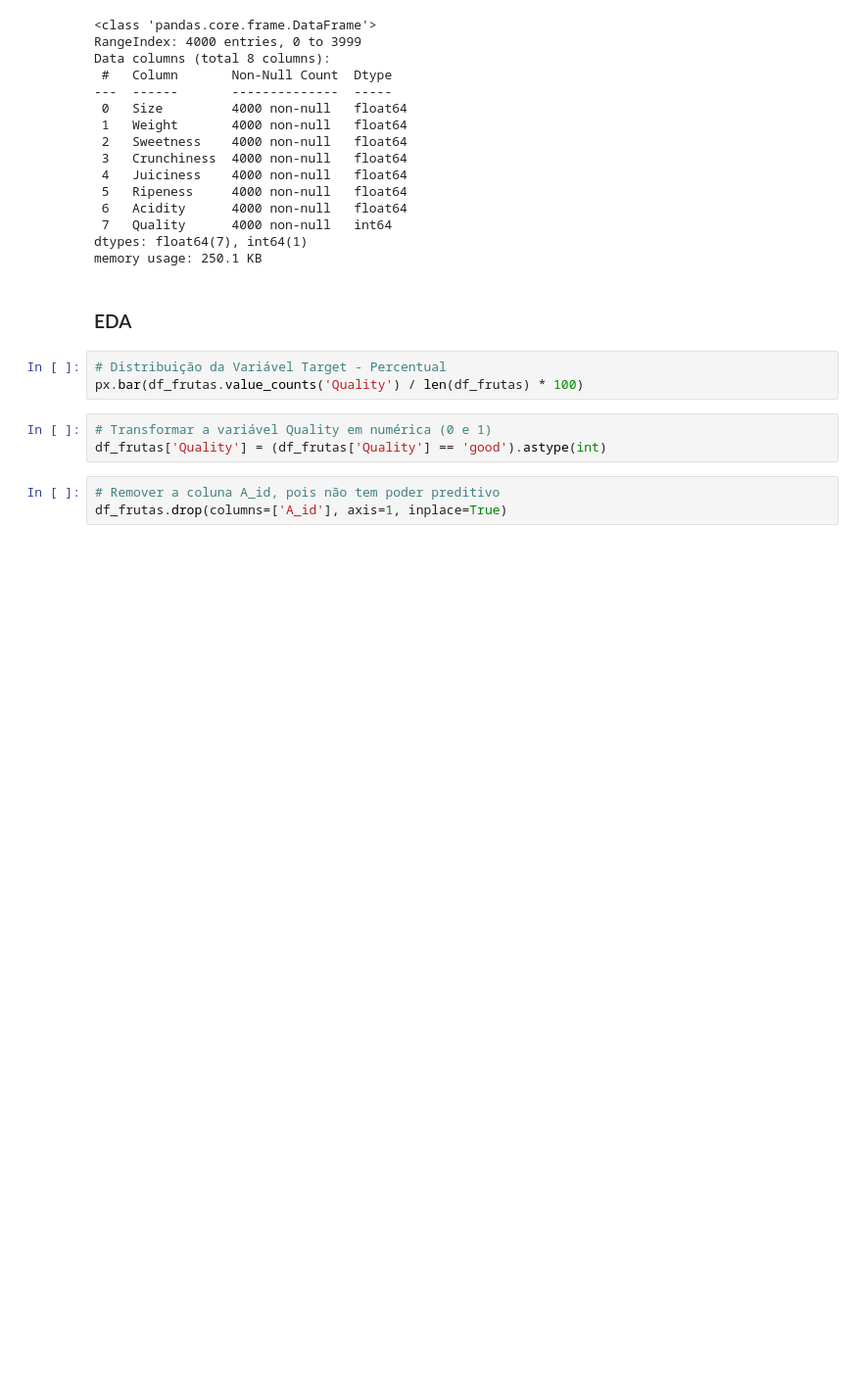
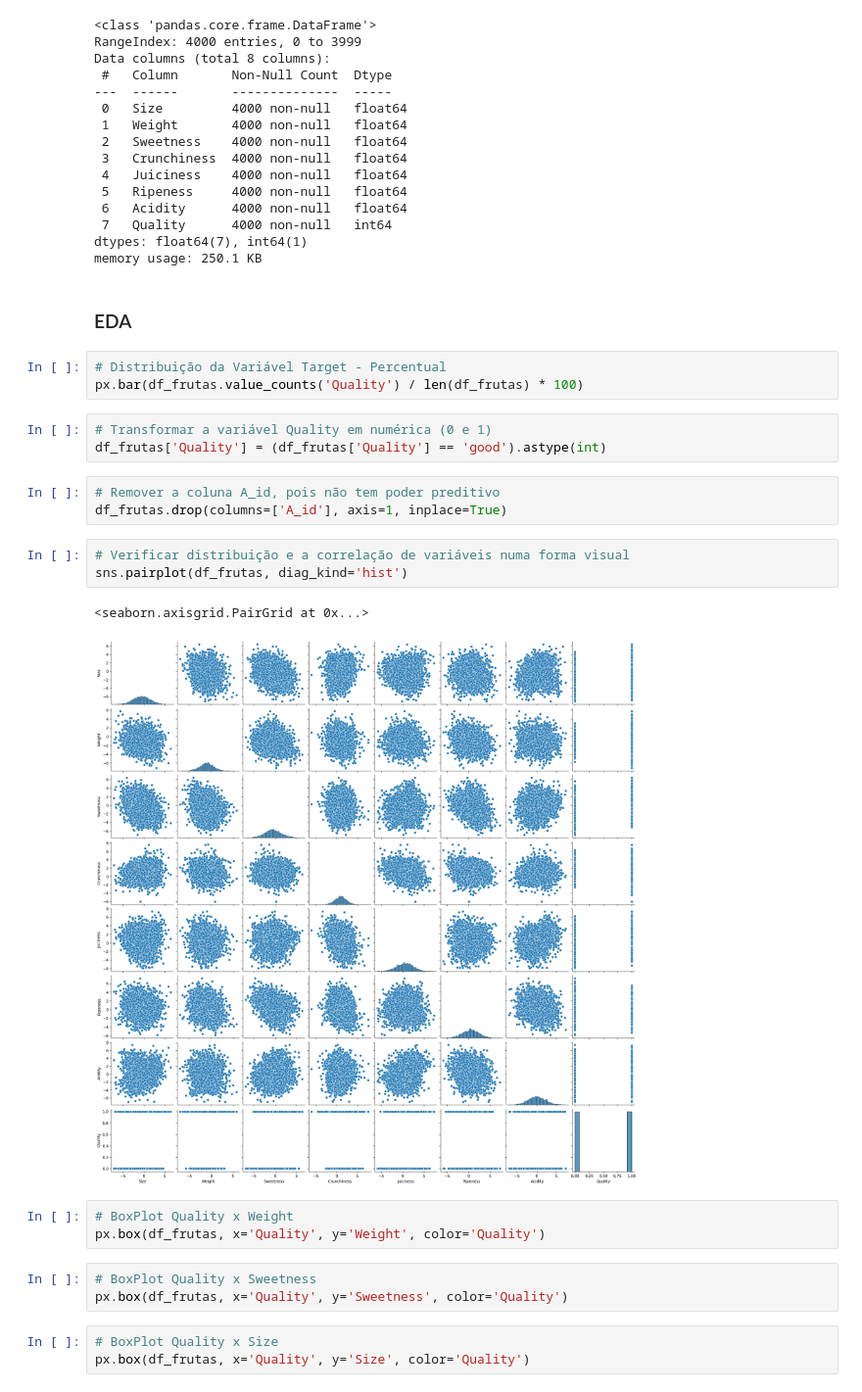
Before and after one commit to Diegopbetti/classificacao_regressao_logica, a Jupyter notebook: classificacao_qualidade_frutas.ipynb, the cells around one changed output. Shown at 98% size. Saved outputs shown, nothing was run; the diff lists cells and outputs as text; blank space fills up the shorter version.

```diff
--- a/classificacao_qualidade_frutas.ipynb
+++ b/classificacao_qualidade_frutas.ipynb
@@ -59,3 +59,18 @@ df_frutas['Quality'] = (df_frutas['Quality'] == 'good').astype(int)
 # %%
 # Remover a coluna A_id, pois não tem poder preditivo
 df_frutas.drop(columns=['A_id'], axis=1, inplace=True)
+# %%
+# Verificar distribuição e a correlação de variáveis numa forma visual
+sns.pairplot(df_frutas, diag_kind='hist')
+# %% [output]
+<seaborn.axisgrid.PairGrid at 0x...>
+[figure, added]
+# %%
+# BoxPlot Quality x Weight
+px.box(df_frutas, x='Quality', y='Weight', color='Quality')
+# %%
+# BoxPlot Quality x Sweetness
+px.box(df_frutas, x='Quality', y='Sweetness', color='Quality')
+# %%
+# BoxPlot Quality x Size
+px.box(df_frutas, x='Quality', y='Size', color='Quality')
```
